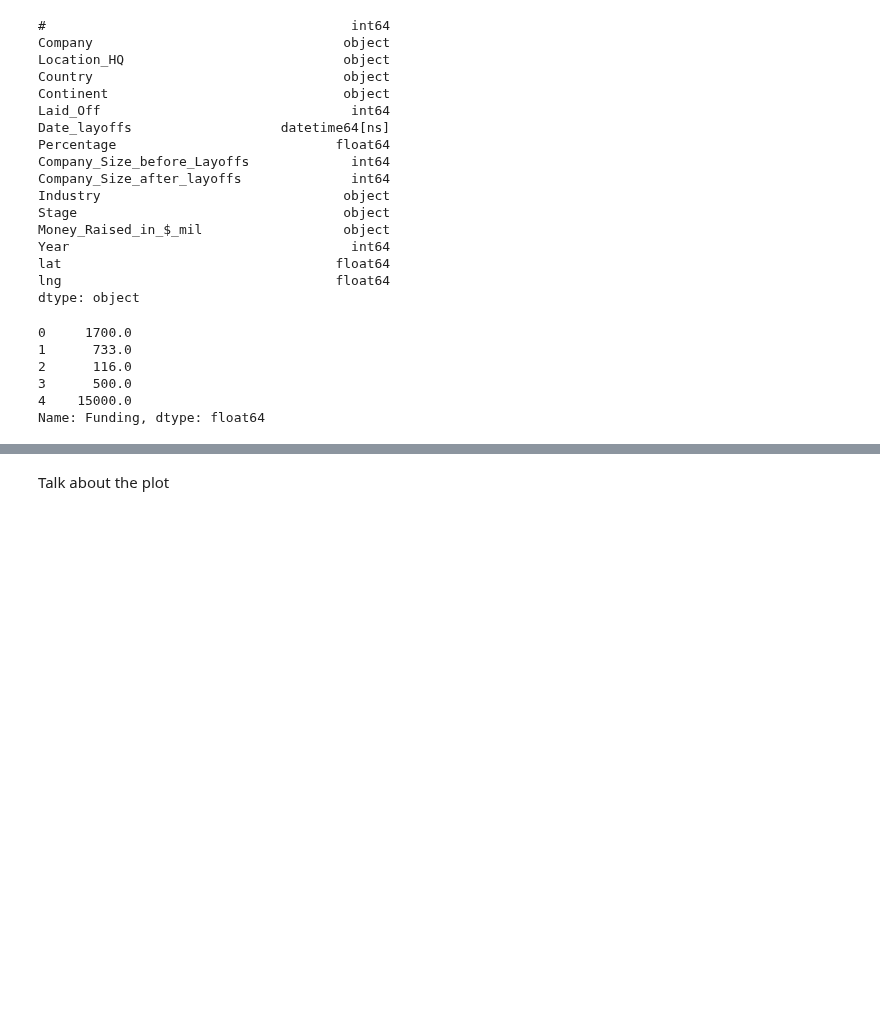
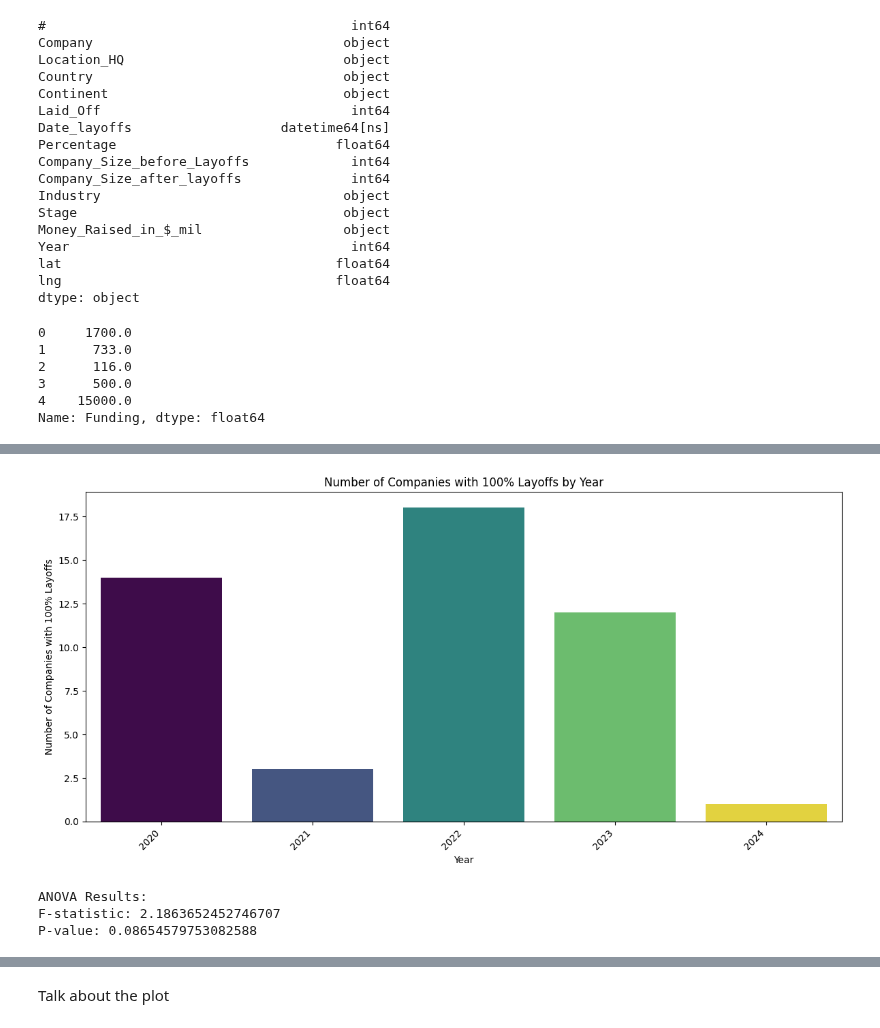
Before and after one commit to COGS108/Group019_WI24, a Jupyter notebook: Anna.ipynb, the cells around one changed output, grey strips where cells are left out. Saved outputs shown, nothing was run; the diff lists cells and outputs as text; code cells hidden in the pictures; blank space fills up the shorter version.

```diff
--- a/Anna.ipynb
+++ b/Anna.ipynb
@@ -96,0 +111,36 @@ df.sort_values(by='Company_Size_before_Layoffs', ascending=False).head(10)
+# %%
+companies_with_100_percentage = df[df['Percentage'] == 100]
+
+# Group the filtered DataFrame by the 'Year' column and count the number of companies in each group
+companies_count_by_year = companies_with_100_percentage.groupby('Year').size().reset_index(name='Count')
+
+# Plot the data
+plt.figure(figsize=(12, 6))
+sns.barplot(data=companies_count_by_year, x='Year', y='Count', hue='Year', palette='viridis', legend=None)
+plt.xlabel('Year')
+plt.ylabel('Number of Companies with 100% Layoffs')
+plt.title('Number of Companies with 100% Layoffs by Year')
+plt.xticks(rotation=45, ha='right')
+plt.tight_layout()
+plt.show()
+# %% [output]
+[figure, added]
+# %%
+# Filter the DataFrame to include only rows where the 'Percentage' column equals 100
+companies_with_100_percentage = df[df['Percentage'] == 100]
+
+# Separate the company size for 100% layoffs for each year
+company_size_by_year = [companies_with_100_percentage[companies_with_100_percentage['Year'] == year]['Company_Size_before_Layoffs']
+                        for year in df['Year'].unique()]
+
+# Perform ANOVA
+f_statistic, p_value = f_oneway(*company_size_by_year)
+
+# Print the ANOVA results
+print("ANOVA Results:")
+print("F-statistic:", f_statistic)
+print("P-value:", p_value)
+# %% [output]
+ANOVA Results:
+F-statistic: 2.1863652452746707
+P-value: 0.08654579753082588
```
Also changed, not shown: parts of 20 cells of this notebook, 1 other file.
